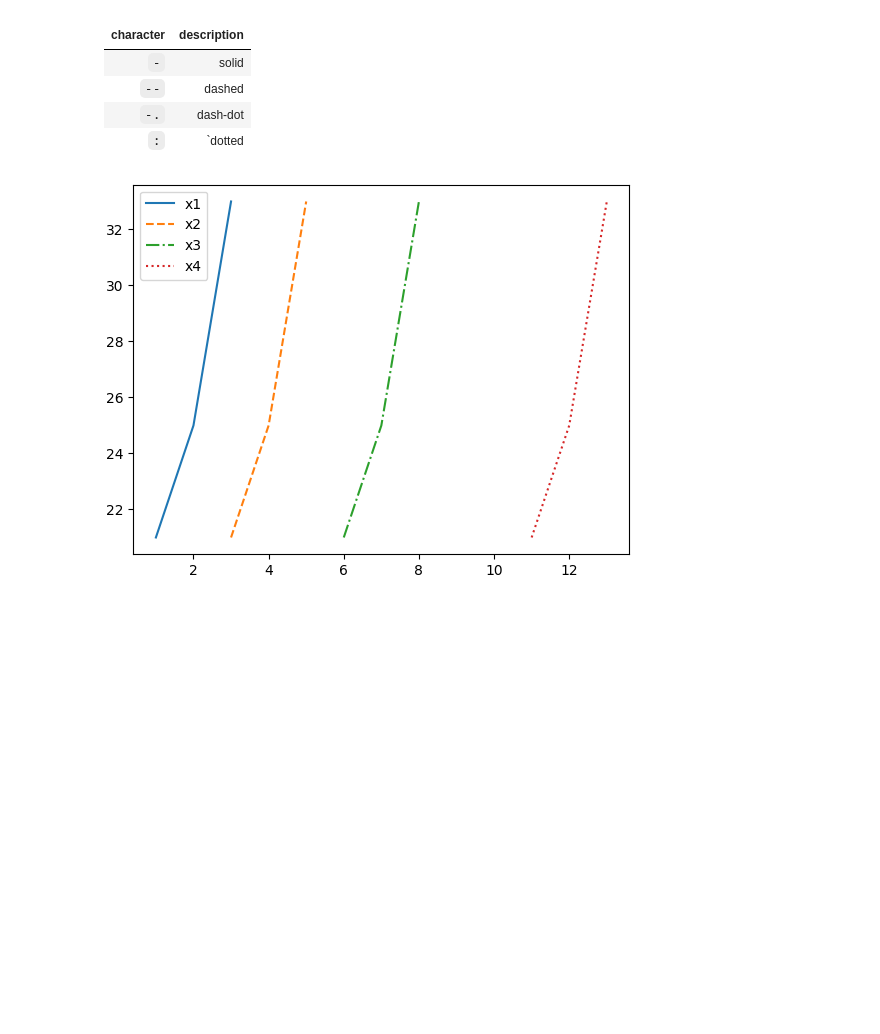
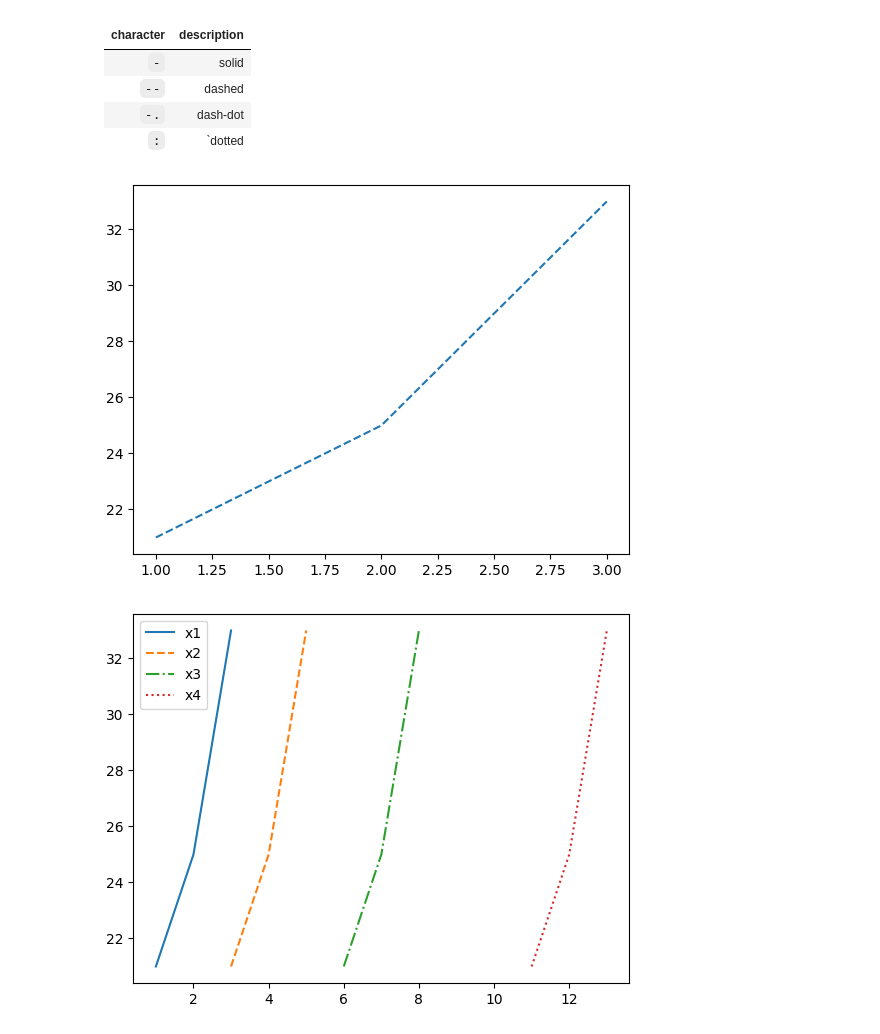
Before and after one commit to soyul5458/Python_data_visualization, a Jupyter notebook: 2_matplotlib_Eng.ipynb, the cells around one changed output. Cells and saved outputs as stored; diff of their text form; code cells hidden in the pictures; blank space fills up the shorter version.

```diff
--- a/2_matplotlib_Eng.ipynb
+++ b/2_matplotlib_Eng.ipynb
@@ -218,6 +218,10 @@ character | description
 `--` | dashed
 `-.` | dash-dot
 `:` | `dotted
+# %%
+plt.plot(x, y, linestyle="--");
+# %% [output]
+[figure, added]
 # %%
 import numpy as np
 
```
Also changed, not shown: parts of 15 cells of this notebook.
